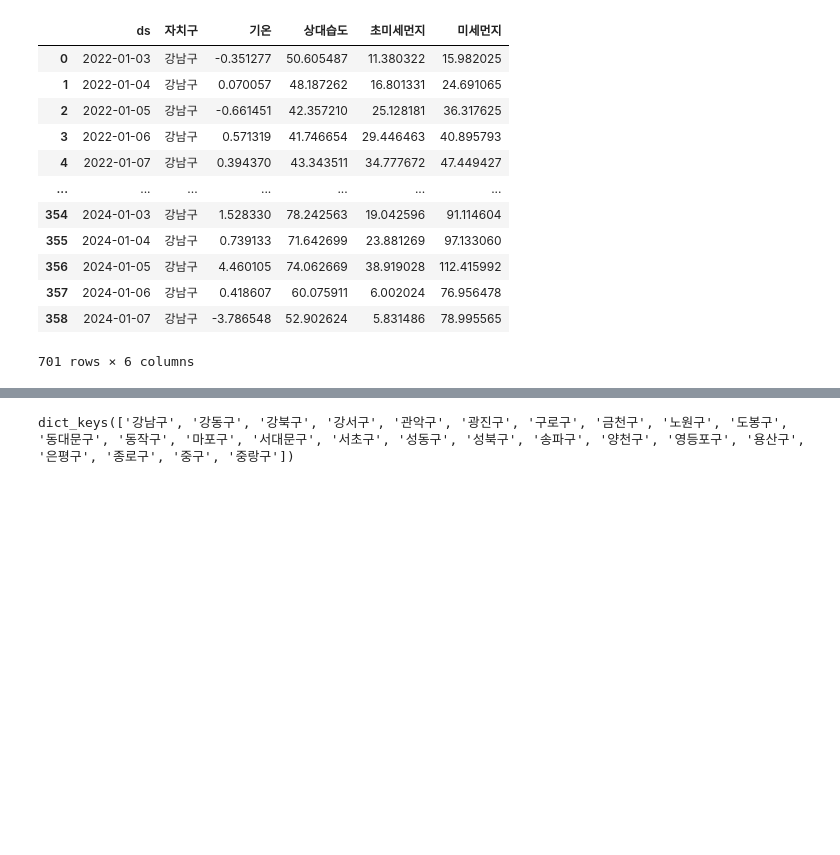
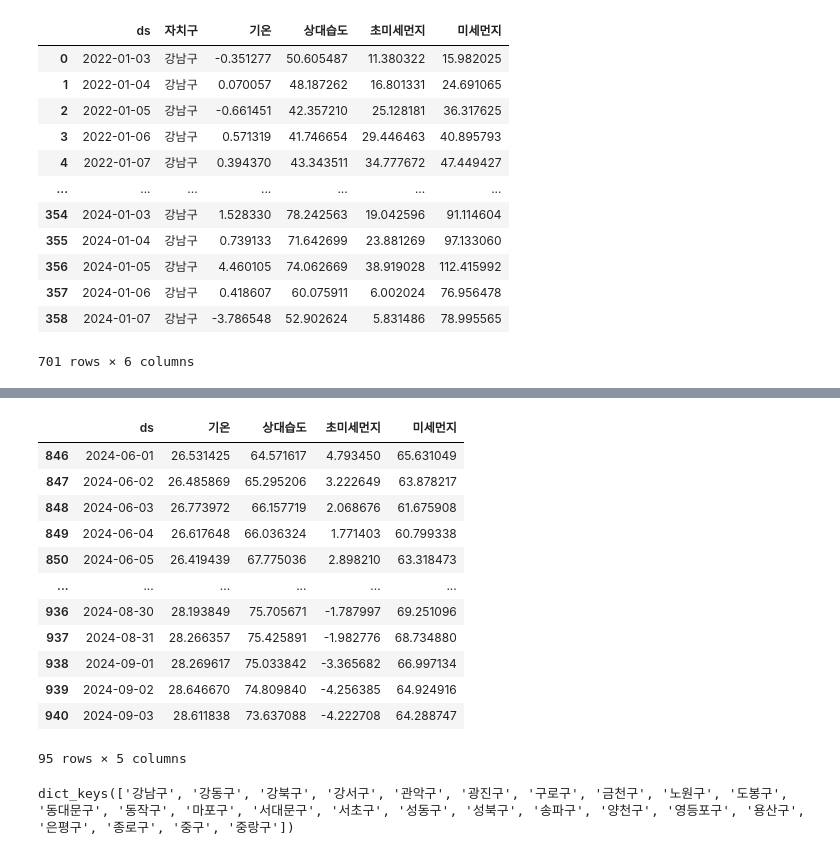
Before and after one commit to eunyoung030927/2024-Environmental-Data-Analysis-and-Utilization-Competition, a Jupyter notebook: model/preprocessing.ipynb, the cells around one changed output, grey strips where cells are left out. Saved outputs shown, nothing was run; the diff lists cells and outputs as text; code cells hidden in the pictures; blank space fills up the shorter version.

```diff
--- a/model/preprocessing.ipynb
+++ b/model/preprocessing.ipynb
@@ -1323,7 +1375,7 @@ for region, df in bothdict.items():
         model.fit(df_prophet)
 
         # 미래 데이터를 위한 데이터프레임 생성
-        future = model.make_future_dataframe(periods=365)
+        future = model.make_future_dataframe(periods=240)
 
         # 예측
         forecast = model.predict(future)
@@ -1364,4 +1416,20 @@ print(type(combined_forecast['강남구']))
 <class 'pandas.core.frame.DataFrame'>
+# %%
+combined_forecast['중구'][-95:]
+# %% [output]
+|  | ds | 기온 | 상대습도 | 초미세먼지 | 미세먼지 |
+| 846 | 2024-06-01 | 26.531425 | 64.571617 | 4.793450 | 65.631049 |
+| 847 | 2024-06-02 | 26.485869 | 65.295206 | 3.222649 | 63.878217 |
+| 848 | 2024-06-03 | 26.773972 | 66.157719 | 2.068676 | 61.675908 |
+| 849 | 2024-06-04 | 26.617648 | 66.036324 | 1.771403 | 60.799338 |
+| 850 | 2024-06-05 | 26.419439 | 67.775036 | 2.898210 | 63.318473 |
+| ... | ... | ... | ... | ... | ... |
+| 936 | 2024-08-30 | 28.193849 | 75.705671 | -1.787997 | 69.251096 |
+| 937 | 2024-08-31 | 28.266357 | 75.425891 | -1.982776 | 68.734880 |
+| 938 | 2024-09-01 | 28.269617 | 75.033842 | -3.365682 | 66.997134 |
+| 939 | 2024-09-02 | 28.646670 | 74.809840 | -4.256385 | 64.924916 |
+| 940 | 2024-09-03 | 28.611838 | 73.637088 | -4.222708 | 64.288747 |
+95 rows × 5 columns
 # %%
 combined_forecast.keys()
 # %% [output]
```
Also changed, not shown: parts of 7 cells of this notebook, 26 other files.
